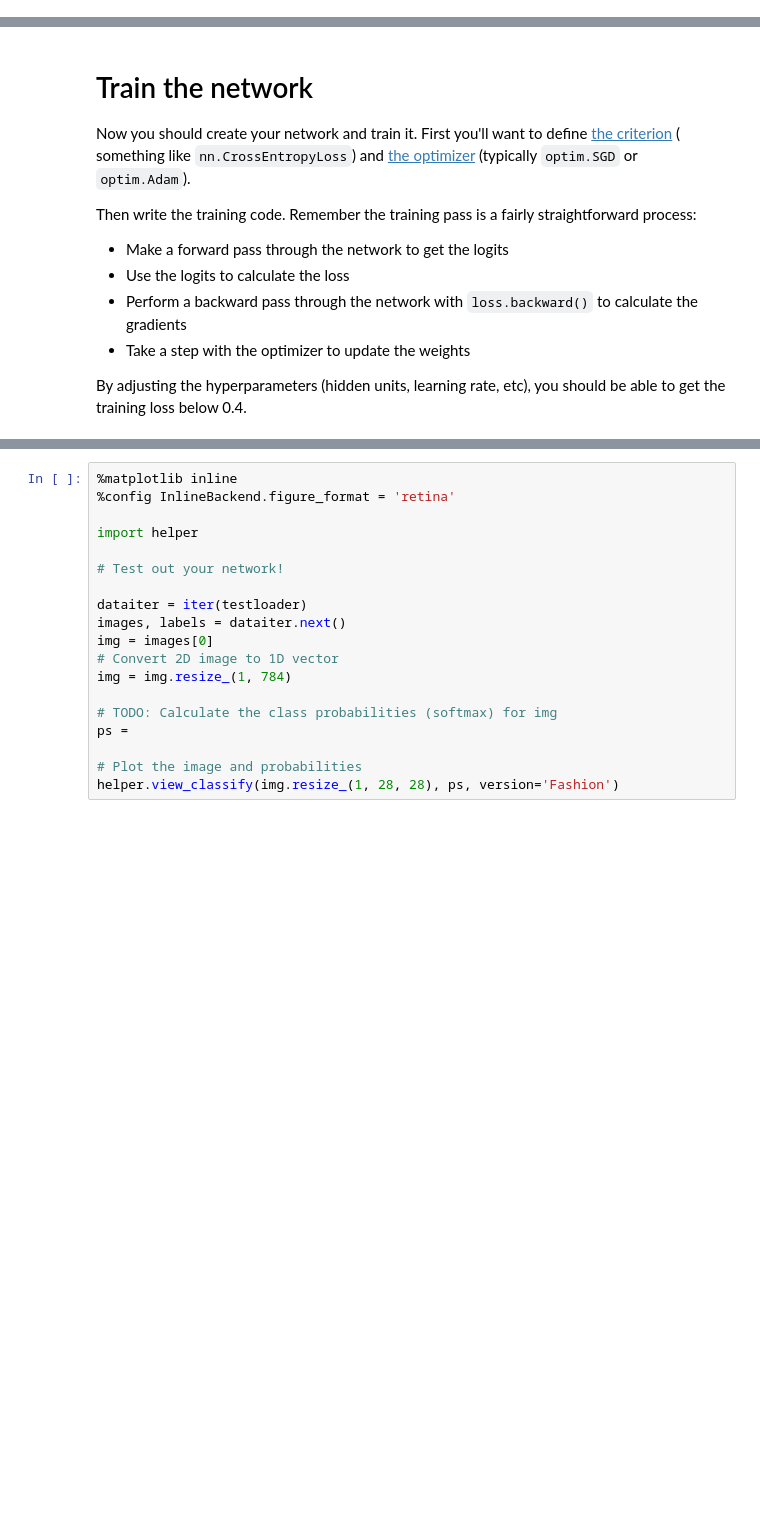
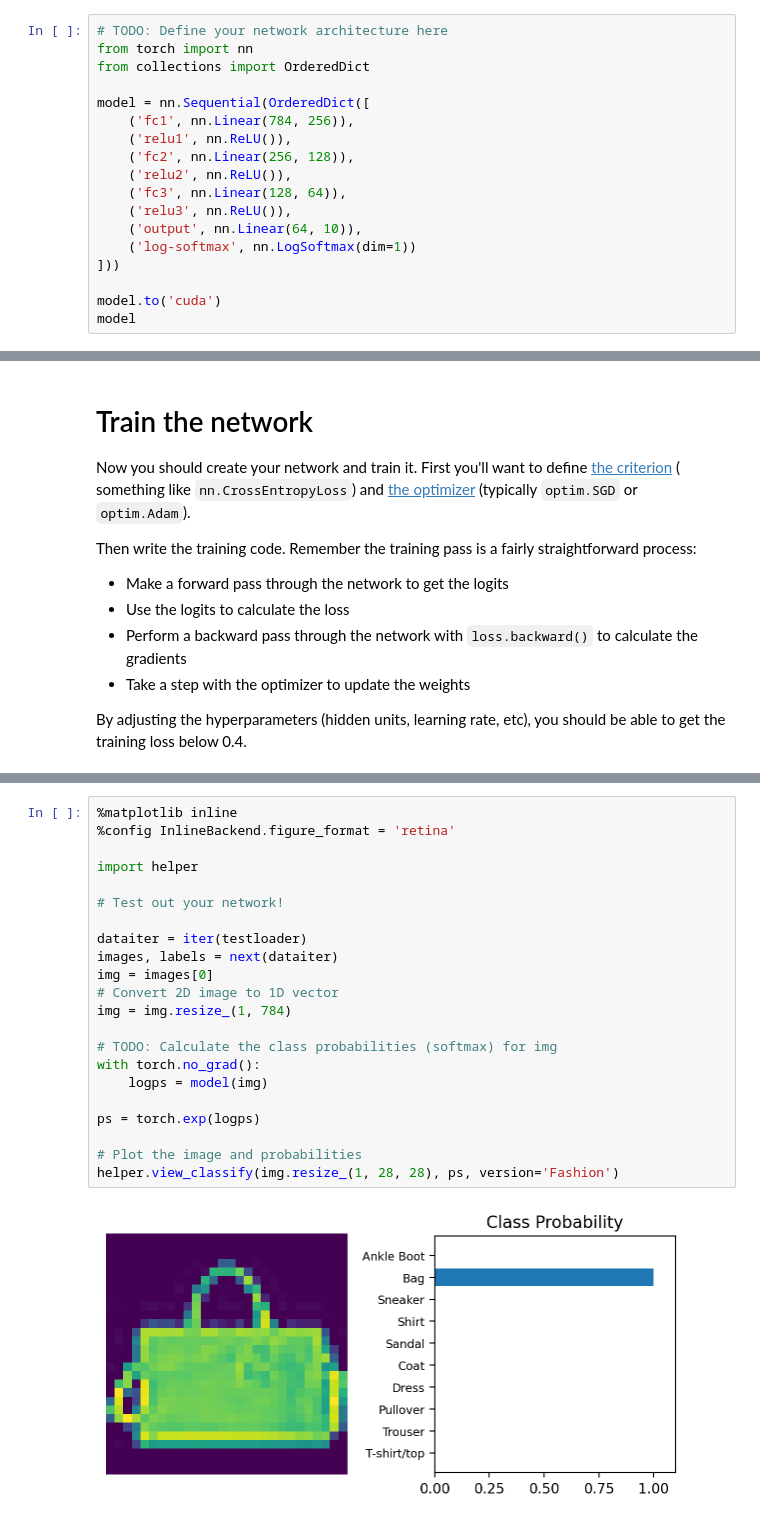
Before and after one commit to kinant/ud-ai-python-nd, a Jupyter notebook: Course 05 - Neural Networks/AI Programming with PyTorch/Part 4 - Fashion-MNIST (Exercises).ipynb, the cells around one changed output, grey strips where cells are left out. Drawn from its saved outputs; the diff is of its cells as text; blank space fills up the shorter version.

Commit message:
NN w/ PyTorch - Part 4

```diff
--- a/Course 05 - Neural Networks/AI Programming with PyTorch/Part 4 - Fashion-MNIST (Exercises).ipynb
+++ b/Course 05 - Neural Networks/AI Programming with PyTorch/Part 4 - Fashion-MNIST (Exercises).ipynb
@@ -36,0 +40,18 @@ Here you should define your network. As with MNIST, each image is 28x28 which is
+# %%
+# TODO: Define your network architecture here
+from torch import nn
+from collections import OrderedDict
+
+model = nn.Sequential(OrderedDict([
+    ('fc1', nn.Linear(784, 256)),
+    ('relu1', nn.ReLU()),
+    ('fc2', nn.Linear(256, 128)),
+    ('relu2', nn.ReLU()),
+    ('fc3', nn.Linear(128, 64)),
+    ('relu3', nn.ReLU()),
+    ('output', nn.Linear(64, 10)),
+    ('log-softmax', nn.LogSoftmax(dim=1))
+]))
+
+model.to('cuda')
+model
@@ -54,19 +124,24 @@ By adjusting the hyperparameters (hidden units, learning rate, etc), you should
 # %%
 %matplotlib inline
 %config InlineBackend.figure_format = 'retina'
 
 import helper
 
 # Test out your network!
 
 dataiter = iter(testloader)
-images, labels = dataiter.next()
+images, labels = next(dataiter)
 img = images[0]
 # Convert 2D image to 1D vector
 img = img.resize_(1, 784)
 
 # TODO: Calculate the class probabilities (softmax) for img
-ps =
+with torch.no_grad():
+    logps = model(img)
+
+ps = torch.exp(logps)
 
 # Plot the image and probabilities
 helper.view_classify(img.resize_(1, 28, 28), ps, version='Fashion')
+# %% [output]
+[figure, added]
```
Also changed, not shown: parts of 7 cells of this notebook, 1 other file.
